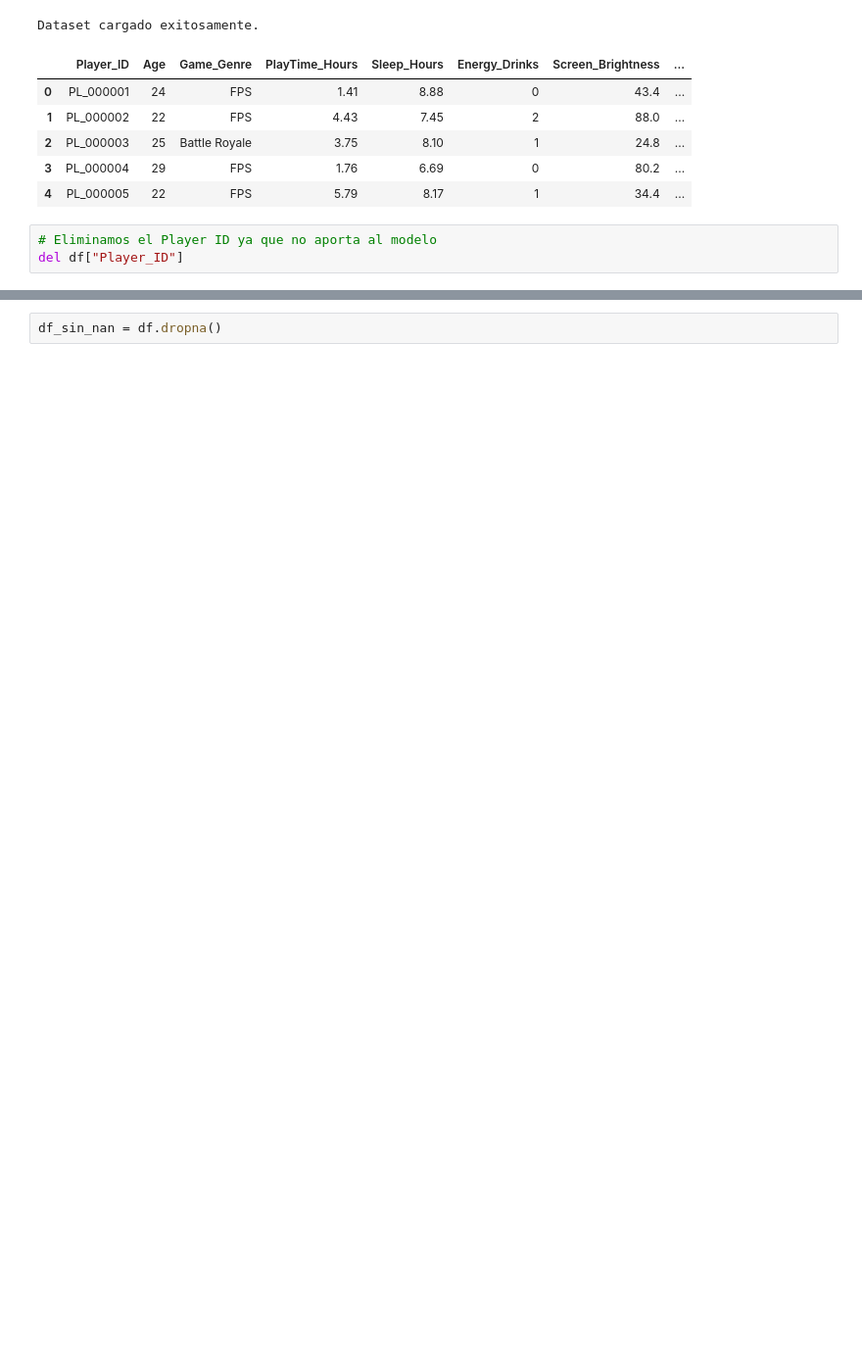
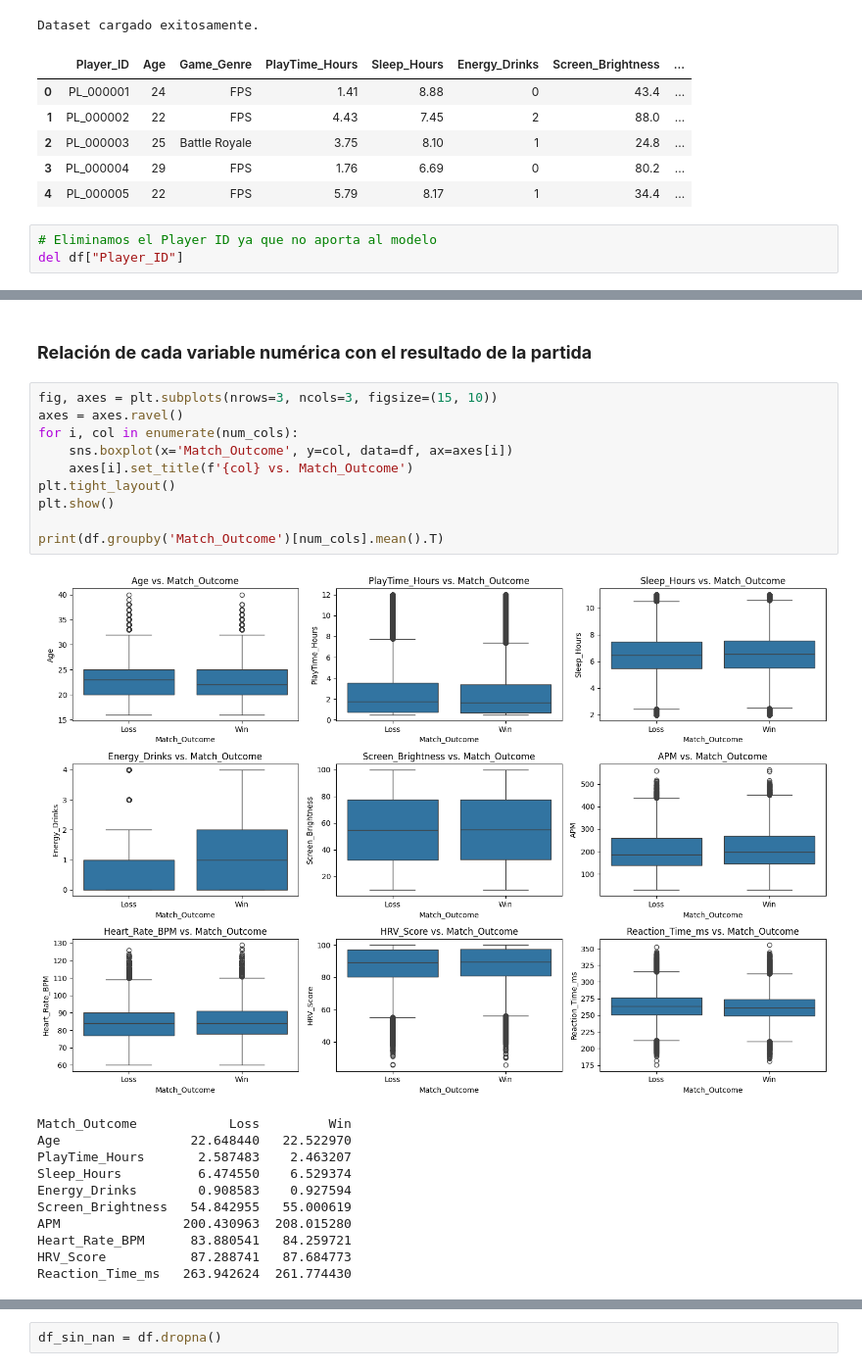
Before and after one commit to jfpa11100/E-Sports-ML, a Jupyter notebook: notebook.ipynb, the cells around one changed output, grey strips where cells are left out. Shown at 98% size. Saved outputs shown, nothing was run; the diff lists cells and outputs as text; blank space fills up the shorter version.

```diff
--- a/notebook.ipynb
+++ b/notebook.ipynb
@@ -104,0 +173,24 @@ for i, col in enumerate(cat_cols):
+# %% [markdown]
+### **Relación de cada variable numérica con el resultado de la partida**
+# %%
+fig, axes = plt.subplots(nrows=3, ncols=3, figsize=(15, 10))
+axes = axes.ravel()
+for i, col in enumerate(num_cols):
+    sns.boxplot(x='Match_Outcome', y=col, data=df, ax=axes[i])
+    axes[i].set_title(f'{col} vs. Match_Outcome')
+plt.tight_layout()
+plt.show()
+
+print(df.groupby('Match_Outcome')[num_cols].mean().T)
+# %% [output]
+[figure, added]
+Match_Outcome            Loss         Win
+Age                 22.648440   22.522970
+PlayTime_Hours       2.587483    2.463207
+Sleep_Hours          6.474550    6.529374
+Energy_Drinks        0.908583    0.927594
+Screen_Brightness   54.842955   55.000619
+APM                200.430963  208.015280
+Heart_Rate_BPM      83.880541   84.259721
+HRV_Score           87.288741   87.684773
+Reaction_Time_ms   263.942624  261.774430
```
Also changed, not shown: parts of 40 cells of this notebook.
